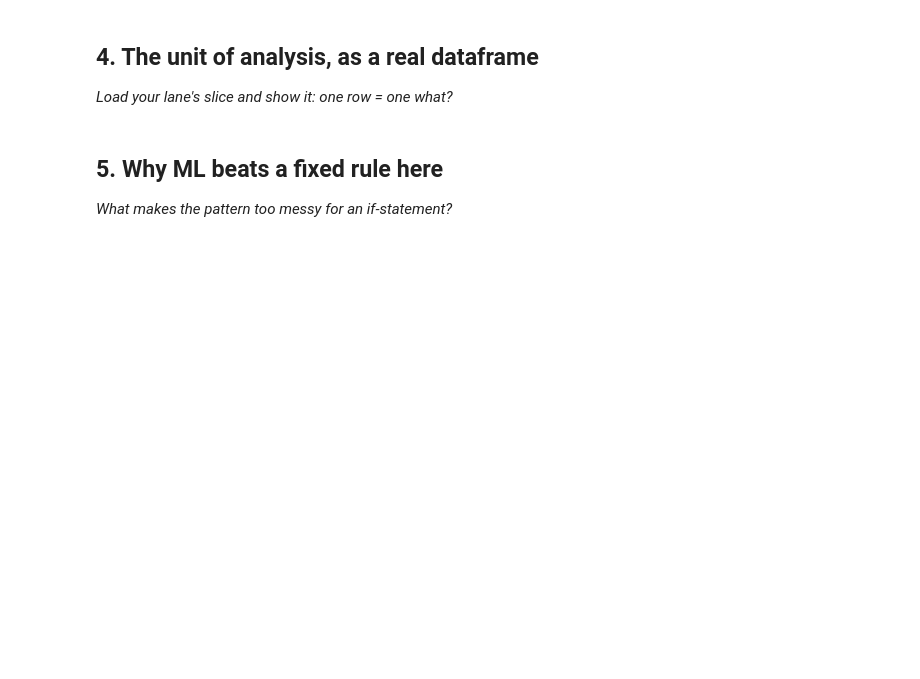
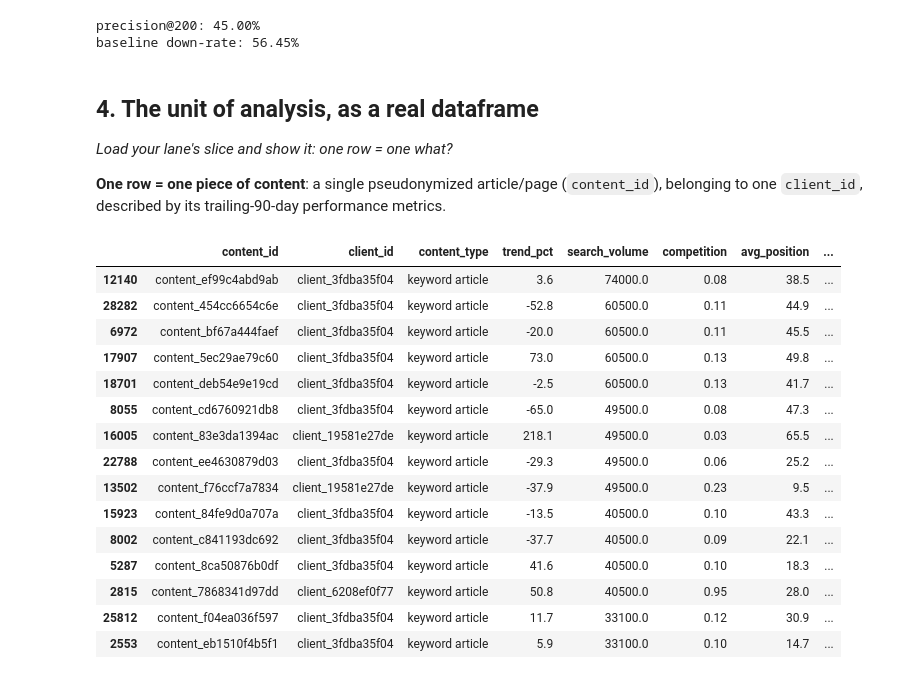
Before and after one commit to talhahmad-webdev/Machine-Learning-Engineering-internship--FlyrankAI, a Jupyter notebook: work/notebooks/w02_ml_task_framing.ipynb, the cells around one changed output. Cells and saved outputs as stored; diff of their text form; code cells hidden in the pictures; blank space fills up the shorter version.

```diff
--- a/work/notebooks/w02_ml_task_framing.ipynb
+++ b/work/notebooks/w02_ml_task_framing.ipynb
@@ -29,0 +29,9 @@ This skeleton is yours to fill. Work the sections **in order** — each one has
+# %%
+import pandas as pd
+import numpy as np
+
+df = pd.read_csv("/content/Machine-Learning-Engineering-internship--FlyrankAI/data/raw/content_refresh_anonymized.csv")
+
+print(df.shape)
+df[['content_id', 'client_id', 'content_type', 'search_volume',
+    'avg_position', 'ctr', 'trend_pct', 'trend_direction']].head(5)
@@ -30,4 +100,33 @@ This skeleton is yours to fill. Work the sections **in order** — each one has
+# %%
+scored = df[df['avg_position'] > 0].copy()
+
+def z(s):
+    return (s - s.mean()) / s.std()
+
+decline_signal = z(-scored['trend_pct'].fillna(0))
+opportunity_signal = z(scored['search_volume'].fillna(0)) - z(scored['competition'].fillna(0))
+headroom_signal = z(scored['avg_position'])
+
+scored['priority_score'] = (
+    0.5 * decline_signal + 0.3 * opportunity_signal + 0.2 * headroom_signal
+)
+
+top_k = scored.sort_values('priority_score', ascending=False).head(200)
+precision_at_k = (top_k['trend_direction'] == 'down').mean()
+baseline_rate = (scored['trend_direction'] == 'down').mean()
+
+print(f"precision@200: {precision_at_k:.2%}")
+print(f"baseline down-rate: {baseline_rate:.2%}")
+
+# Honest note: priority_score blends opportunity + headroom on top of decline, so it will
+# NOT simply match the 'down' rate 1:1 -- that's expected, not a bug. See markdown above.
+# %% [output]
+precision@200: 45.00%
+baseline down-rate: 56.45%
 # %% [markdown]
 ## 4. The unit of analysis, as a real dataframe
 
 *Load your lane's slice and show it: one row = one what?*
+
+**One row = one piece of content**: a single pseudonymized article/page (`content_id`),
+belonging to one `client_id`, described by its trailing-90-day performance metrics.
@@ -37,4 +132,0 @@ This skeleton is yours to fill. Work the sections **in order** — each one has
-# %% [markdown]
-## 5. Why ML beats a fixed rule here
-
-*What makes the pattern too messy for an if-statement?*
@@ -43,0 +133,22 @@ This skeleton is yours to fill. Work the sections **in order** — each one has
+# %%
+# Unit of analysis: one row = one content item
+scored[['content_id', 'client_id', 'content_type', 'trend_pct',
+        'search_volume', 'competition', 'avg_position', 'priority_score']]\
+    .sort_values('priority_score', ascending=False).head(15)
+# %% [output]
+|  | content_id | client_id | content_type | trend_pct | search_volume | competition | avg_position | ... |
+| 12140 | content_ef99c4abd9ab | client_3fdba35f04 | keyword article | 3.6 | 74000.0 | 0.08 | 38.5 | ... |
+| 28282 | content_454cc6654c6e | client_3fdba35f04 | keyword article | -52.8 | 60500.0 | 0.11 | 44.9 | ... |
+| 6972 | content_bf67a444faef | client_3fdba35f04 | keyword article | -20.0 | 60500.0 | 0.11 | 45.5 | ... |
+| 17907 | content_5ec29ae79c60 | client_3fdba35f04 | keyword article | 73.0 | 60500.0 | 0.13 | 49.8 | ... |
+| 18701 | content_deb54e9e19cd | client_3fdba35f04 | keyword article | -2.5 | 60500.0 | 0.13 | 41.7 | ... |
+| 8055 | content_cd6760921db8 | client_3fdba35f04 | keyword article | -65.0 | 49500.0 | 0.08 | 47.3 | ... |
+| 16005 | content_83e3da1394ac | client_19581e27de | keyword article | 218.1 | 49500.0 | 0.03 | 65.5 | ... |
+| 22788 | content_ee4630879d03 | client_3fdba35f04 | keyword article | -29.3 | 49500.0 | 0.06 | 25.2 | ... |
+| 13502 | content_f76ccf7a7834 | client_19581e27de | keyword article | -37.9 | 49500.0 | 0.23 | 9.5 | ... |
+| 15923 | content_84fe9d0a707a | client_3fdba35f04 | keyword article | -13.5 | 40500.0 | 0.10 | 43.3 | ... |
+| 8002 | content_c841193dc692 | client_3fdba35f04 | keyword article | -37.7 | 40500.0 | 0.09 | 22.1 | ... |
+| 5287 | content_8ca50876b0df | client_3fdba35f04 | keyword article | 41.6 | 40500.0 | 0.10 | 18.3 | ... |
+| 2815 | content_7868341d97dd | client_6208ef0f77 | keyword article | 50.8 | 40500.0 | 0.95 | 28.0 | ... |
+| 25812 | content_f04ea036f597 | client_3fdba35f04 | keyword article | 11.7 | 33100.0 | 0.12 | 30.9 | ... |
+| 2553 | content_eb1510f4b5f1 | client_3fdba35f04 | keyword article | 5.9 | 33100.0 | 0.10 | 14.7 | ... |
```
Also changed, not shown: parts of 17 cells of this notebook.
